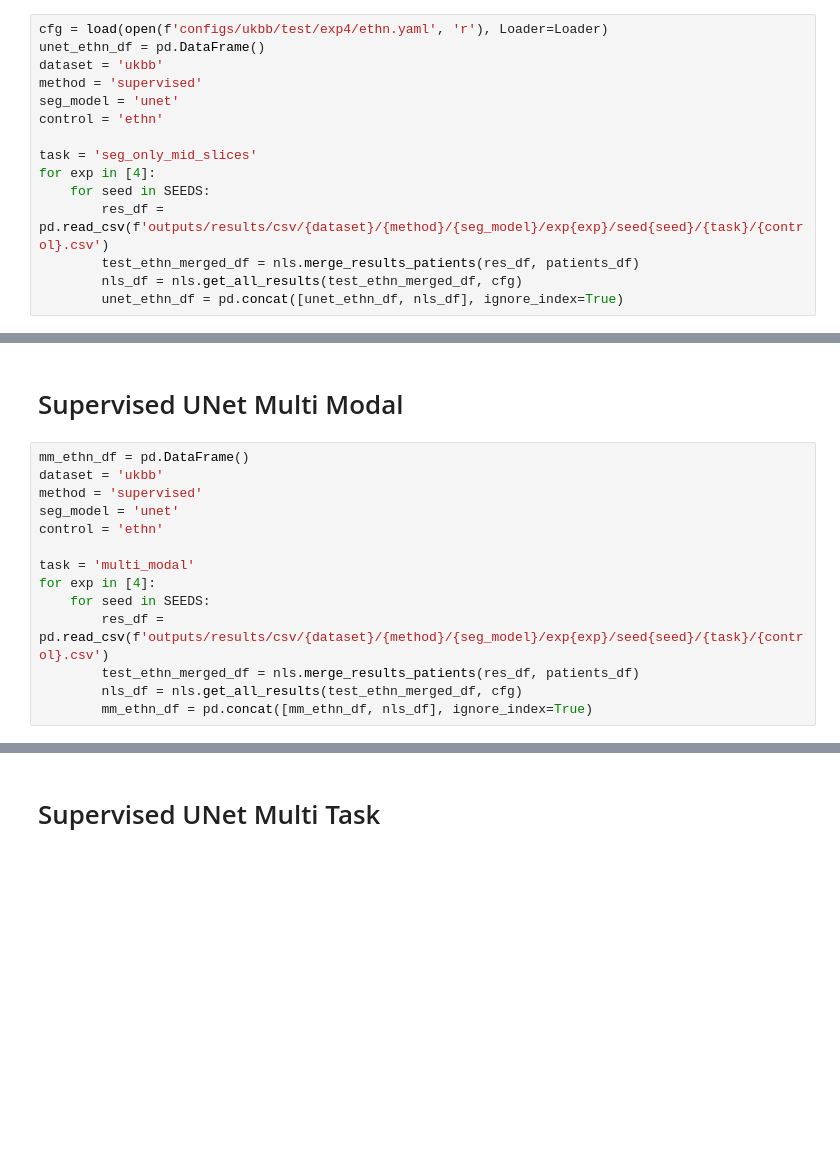
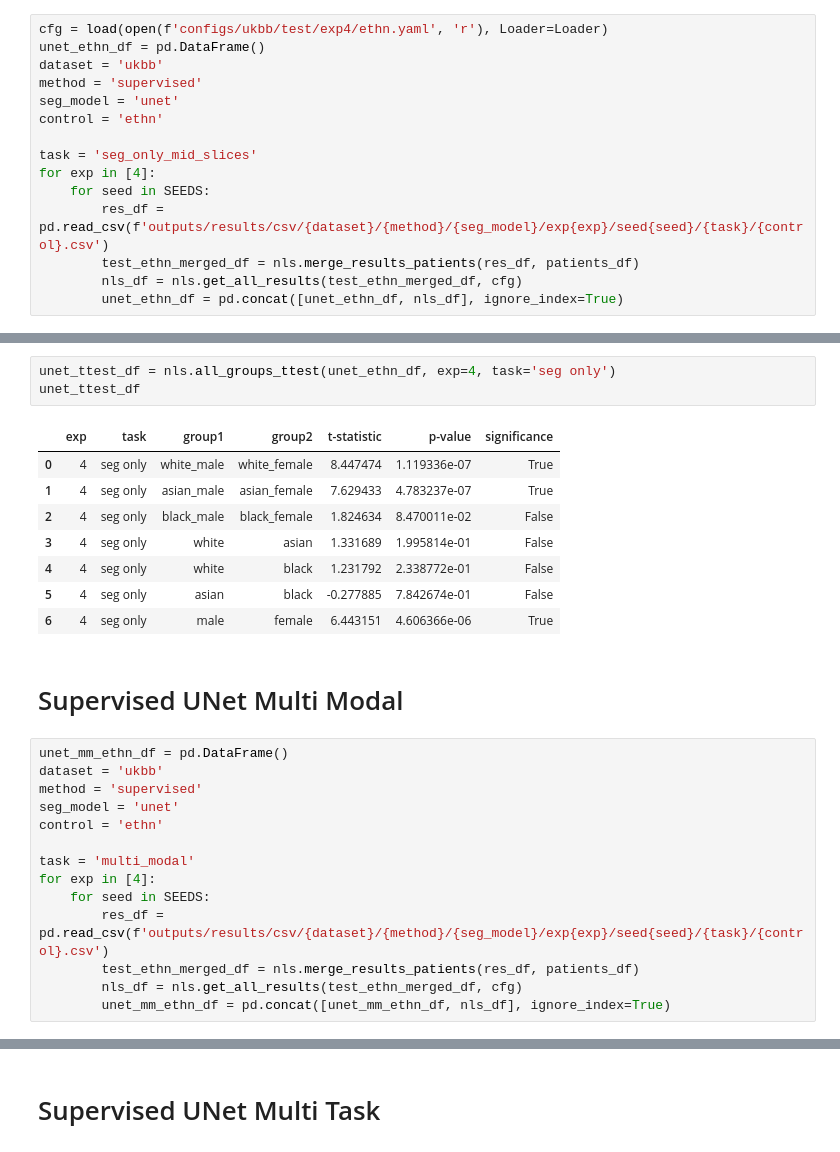
Before and after one commit to msskzx/UniMatch, a Jupyter notebook: more-scenarios/medical/tasks_analysis.ipynb, the cells around one changed output, grey strips where cells are left out. Drawn from its saved outputs; the diff is of its cells as text; blank space fills up the shorter version.

```diff
--- a/more-scenarios/medical/tasks_analysis.ipynb
+++ b/more-scenarios/medical/tasks_analysis.ipynb
@@ -87,7 +34,19 @@ There is not sufficient evidence (p-value >= 0.05) to conclude a statistically s
+# %%
+unet_ttest_df = nls.all_groups_ttest(unet_ethn_df, exp=4, task='seg only')
+unet_ttest_df
+# %% [output]
+|  | exp | task | group1 | group2 | t-statistic | p-value | significance |
+| 0 | 4 | seg only | white_male | white_female | 8.447474 | 1.119336e-07 | True |
+| 1 | 4 | seg only | asian_male | asian_female | 7.629433 | 4.783237e-07 | True |
+| 2 | 4 | seg only | black_male | black_female | 1.824634 | 8.470011e-02 | False |
+| 3 | 4 | seg only | white | asian | 1.331689 | 1.995814e-01 | False |
+| 4 | 4 | seg only | white | black | 1.231792 | 2.338772e-01 | False |
+| 5 | 4 | seg only | asian | black | -0.277885 | 7.842674e-01 | False |
+| 6 | 4 | seg only | male | female | 6.443151 | 4.606366e-06 | True |
 # %% [markdown]
 # Supervised UNet Multi Modal
 # %%
-mm_ethn_df = pd.DataFrame()
+unet_mm_ethn_df = pd.DataFrame()
 dataset = 'ukbb'
 method = 'supervised'
 seg_model = 'unet'
@@ -99,4 +58,4 @@ for exp in [4]:
         res_df = pd.read_csv(f'outputs/results/csv/{dataset}/{method}/{seg_model}/exp{exp}/seed{seed}/{task}/{control}.csv')
         test_ethn_merged_df = nls.merge_results_patients(res_df, patients_df)
         nls_df = nls.get_all_results(test_ethn_merged_df, cfg)
-        mm_ethn_df = pd.concat([mm_ethn_df, nls_df], ignore_index=True)
+        unet_mm_ethn_df = pd.concat([unet_mm_ethn_df, nls_df], ignore_index=True)
```
Also changed, not shown: parts of 16 cells of this notebook, 1 other file.
